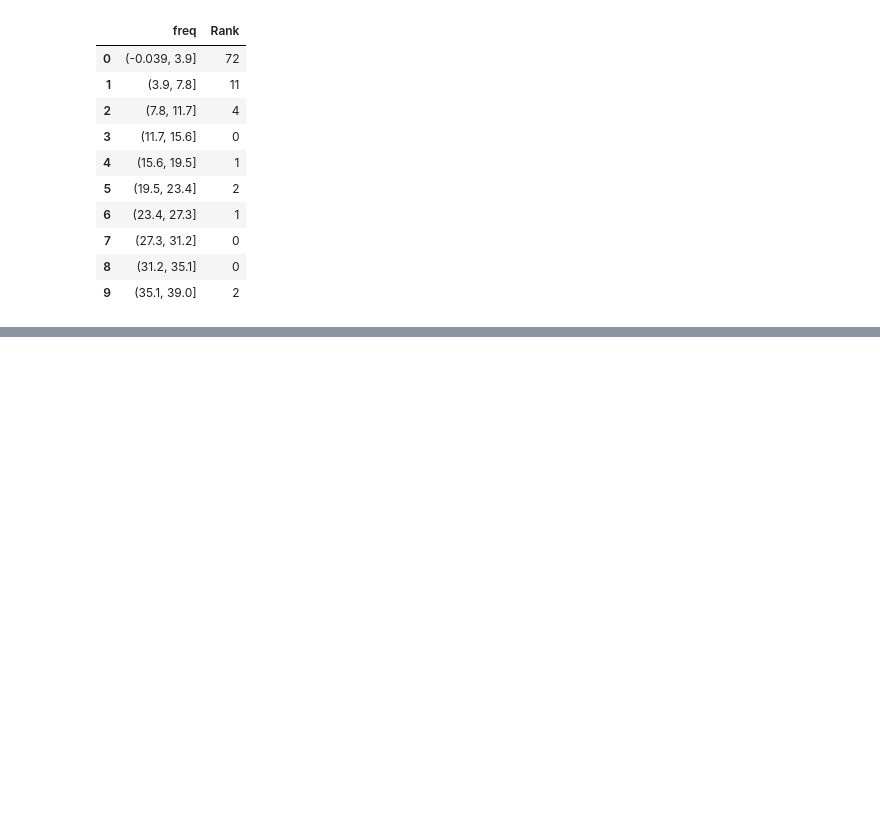
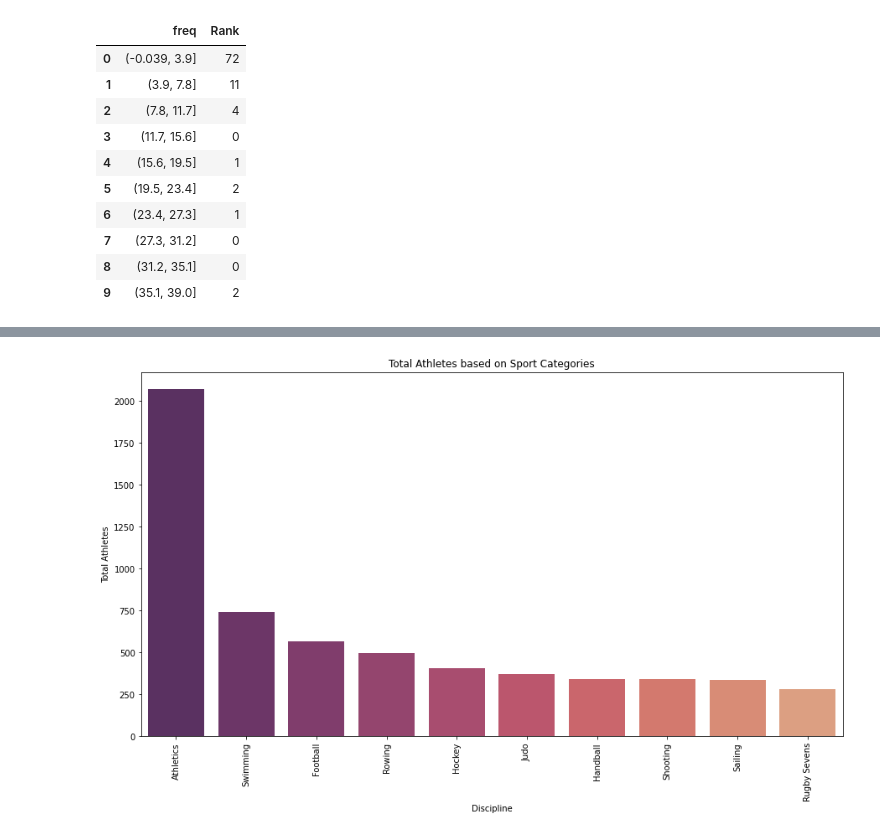
Before and after one commit to prisqia/EDA-Olympics-2021, a Jupyter notebook: EDA_Olympics_2021.ipynb, the cells around one changed output, grey strips where cells are left out. Drawn from its saved outputs; the diff is of its cells as text; code cells hidden in the pictures; blank space fills up the shorter version.

```diff
--- a/EDA_Olympics_2021.ipynb
+++ b/EDA_Olympics_2021.ipynb
@@ -174,0 +216,12 @@ Pass the following variable as a keyword arg: y. From version 0.12, the only val
+# %%
+plt.figure(figsize=(15,8))
+ax = sns.countplot('Discipline',
+                   data = df_athletes,
+                   order=df_athletes.Discipline.value_counts(ascending=False).iloc[:10].index,
+                   palette="flare_r")
+plt.xticks(rotation=90)
+plt.ylabel('Total Athletes')
+plt.title('Total Athletes based on Sport Categories')
+plt.show()
+# %% [output]
+[figure, added]
```
Also changed, not shown: parts of 23 cells of this notebook.
